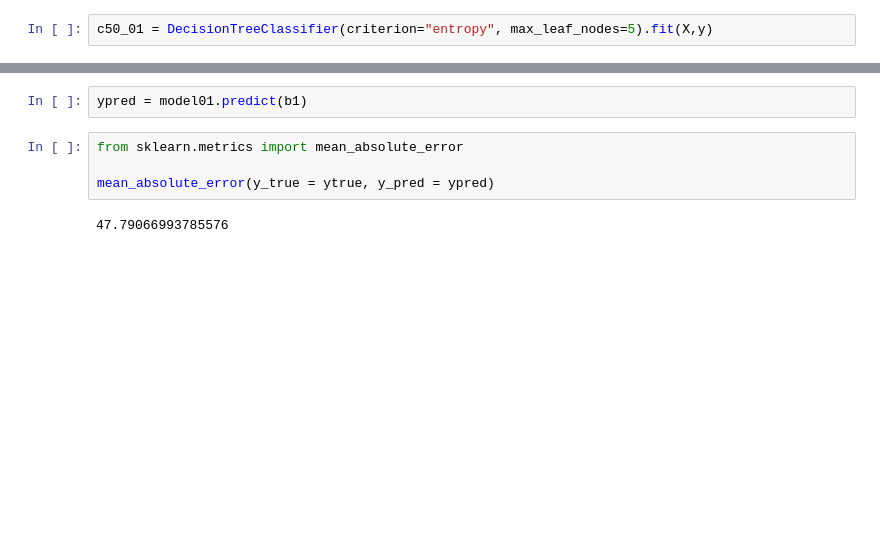
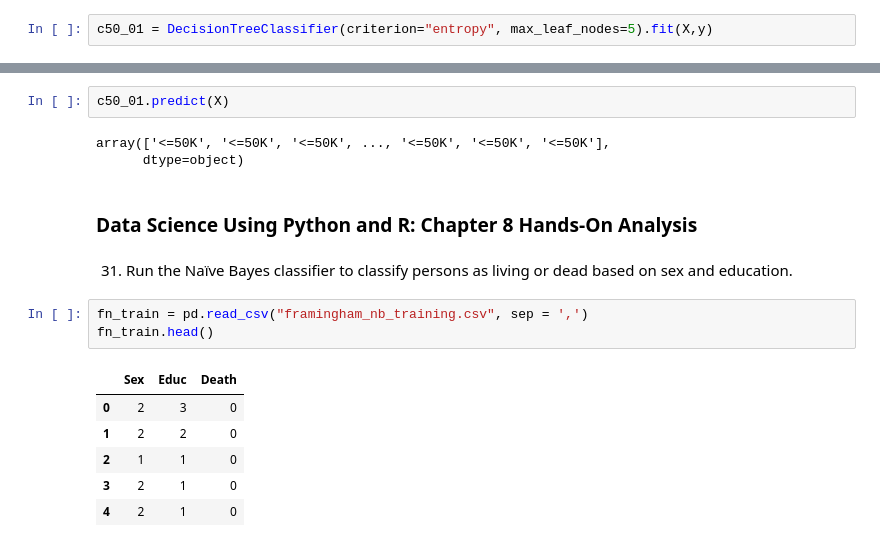
Before and after one commit to Riverag0011/502-01, a Jupyter notebook: Untitled.ipynb, the cells around one changed output, grey strips where cells are left out. Cells and saved outputs as stored; diff of their text form; blank space fills up the shorter version.

```diff
--- a/Untitled.ipynb
+++ b/Untitled.ipynb
@@ -344,8 +51,19 @@ ytrue = bank_test[['Credit Score']]
-# %%
-ypred = model01.predict(b1)
-# %%
-from sklearn.metrics import mean_absolute_error
-
-mean_absolute_error(y_true = ytrue, y_pred = ypred)
-# %% [output]
-47.79066993785576
+# %%
+c50_01.predict(X)
+# %% [output]
+array(['<=50K', '<=50K', '<=50K', ..., '<=50K', '<=50K', '<=50K'],
+      dtype=object)
+# %% [markdown]
+### Data Science Using Python and R: Chapter 8 Hands-On Analysis
+# %% [markdown]
+31. Run the Naïve Bayes classifier to classify persons as living or dead based on sex and education.
+# %%
+fn_train = pd.read_csv("framingham_nb_training.csv", sep = ',')
+fn_train.head()
+# %% [output]
+|  | Sex | Educ | Death |
+| 0 | 2 | 3 | 0 |
+| 1 | 2 | 2 | 0 |
+| 2 | 1 | 1 | 0 |
+| 3 | 2 | 1 | 0 |
+| 4 | 2 | 1 | 0 |
```
Also changed, not shown: parts of 97 cells of this notebook, 6 other files.
